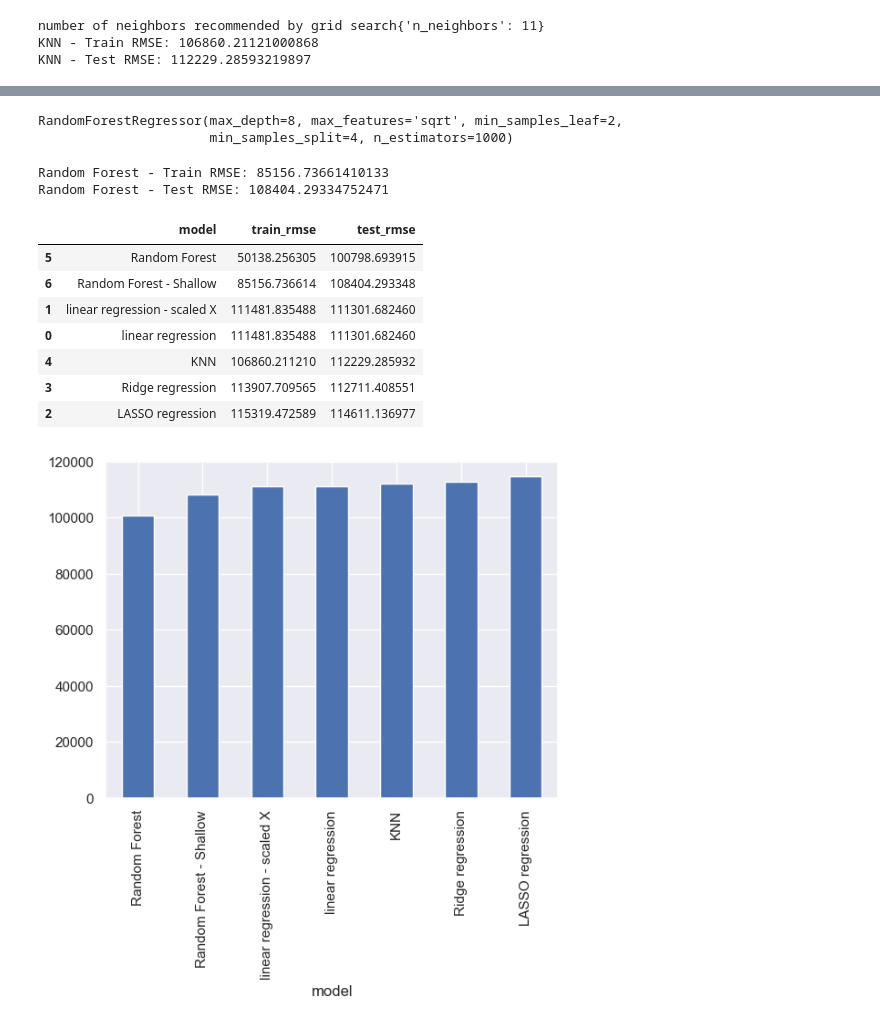
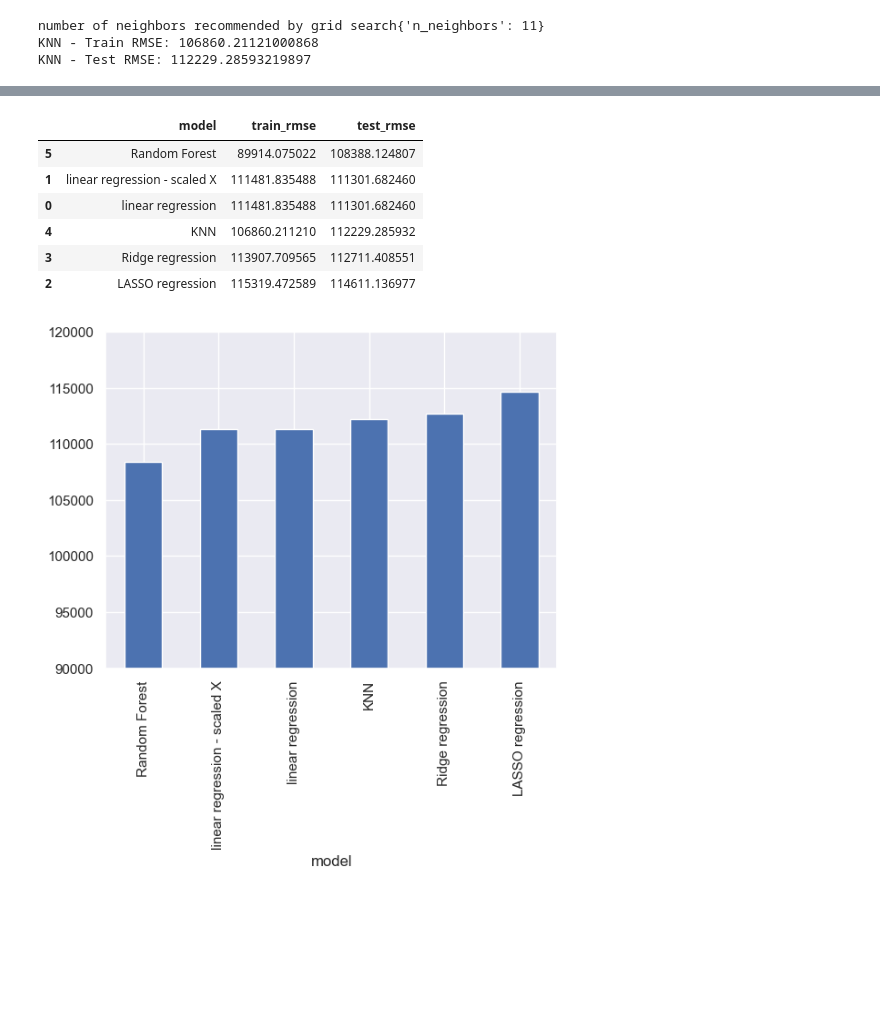
Before and after one commit to fruble/fairfax_county_re_analysis, a Jupyter notebook: sales_price_regression.ipynb, the cells around one changed output, grey strips where cells are left out. Saved outputs shown, nothing was run; the diff lists cells and outputs as text; code cells hidden in the pictures; blank space fills up the shorter version.

Commit message:
further tuning of RF model

```diff
--- a/sales_price_regression.ipynb
+++ b/sales_price_regression.ipynb
@@ -286,23 +285,23 @@ number of neighbors recommended by grid search{'n_neighbors': 11}
 KNN - Train RMSE: 106860.21121000868
 KNN - Test RMSE: 112229.28593219897
 # %%
-# credit: https://towardsdatascience.com/hyperparameter-tuning-the-random-forest-in-python-using-scikit-learn-28d2aa77dd74
+# quick refresher on implementing cross validation with sklearn:
+# https://towardsdatascience.com/hyperparameter-tuning-the-random-forest-in-python-using-scikit-learn-28d2aa77dd74
 max_depth = [int(x) for x in np.linspace(5, 20, num = 5)]
-max_depth.append(None)
-min_samples_split = [4, 10]
-min_samples_leaf = [2, 4, 10]
+# max_depth.append(None)
+min_samples_split = [10, 20, 30, 40]
+min_samples_leaf = [10, 20, 30, 40] # [2, 4, 10]
 random_grid = {
                'max_depth': max_depth,
                'min_samples_split': min_samples_split,
                'min_samples_leaf': min_samples_leaf}
 print(random_grid)
 
-rfr = RandomForestRegressor(n_estimators=1000, max_features='sqrt')
-# removed:  verbose=2
+rfr = RandomForestRegressor(n_estimators=500, max_features='sqrt')
 rf_random = RandomizedSearchCV(
     estimator = rfr,
     param_distributions = random_grid,
-    n_iter = 20,
+    n_iter = 40,
     cv = 5,
     random_state=123,
     n_jobs = -1,
@@ -349,35 +342,15 @@ In the future I might revisit this and try to improve the set up of the cross-va
-# %%
-rfr_shallow = RandomForestRegressor(n_estimators=1000, max_features='sqrt', min_samples_leaf=2, min_samples_split=4, max_depth=8)
-rfr_shallow.fit(scaled_X_train, y_train)
-# %% [output]
-RandomForestRegressor(max_depth=8, max_features='sqrt', min_samples_leaf=2,
-                      min_samples_split=4, n_estimators=1000)
-# %%
-rfr_s_y_train_pred = rfr_shallow.predict(scaled_X_train)
-rfr_s_y_test_pred = rfr_shallow.predict(scaled_X_test)
-print("Random Forest - Train RMSE: " + str(root_mean_squared_error(y_train, rfr_s_y_train_pred)))
-print("Random Forest - Test RMSE: " + str(root_mean_squared_error(y_test, rfr_s_y_test_pred)))
-model_performance.append({
-    'model':'Random Forest - Shallow',
-    'train_rmse': root_mean_squared_error(y_train, rfr_s_y_train_pred),
-    'test_rmse':root_mean_squared_error(y_test, rfr_s_y_test_pred)
-})
-# %% [output]
-Random Forest - Train RMSE: 85156.73661410133
-Random Forest - Test RMSE: 108404.29334752471
 # %%
 model_performance_df = pd.DataFrame(model_performance).sort_values(by=['test_rmse'])
 display(model_performance_df)
 model_performance_df.plot.bar(x='model', y='test_rmse', legend=False)
-# plt.ylim(90000, 120000)
+plt.ylim(90000, 120000)
 plt.show()
 # %% [output]
 |  | model | train_rmse | test_rmse |
-| 5 | Random Forest | 50138.256305 | 100798.693915 |
-| 6 | Random Forest - Shallow | 85156.736614 | 108404.293348 |
+| 5 | Random Forest | 89914.075022 | 108388.124807 |
 | 1 | linear regression - scaled X | 111481.835488 | 111301.682460 |
 | 0 | linear regression | 111481.835488 | 111301.682460 |
 | 4 | KNN | 106860.211210 | 112229.285932 |
 | 3 | Ridge regression | 113907.709565 | 112711.408551 |
 | 2 | LASSO regression | 115319.472589 | 114611.136977 |
-[figure, old version]
+[figure, new version]
```
Also changed, not shown: parts of 6 cells of this notebook, 1 other file.
